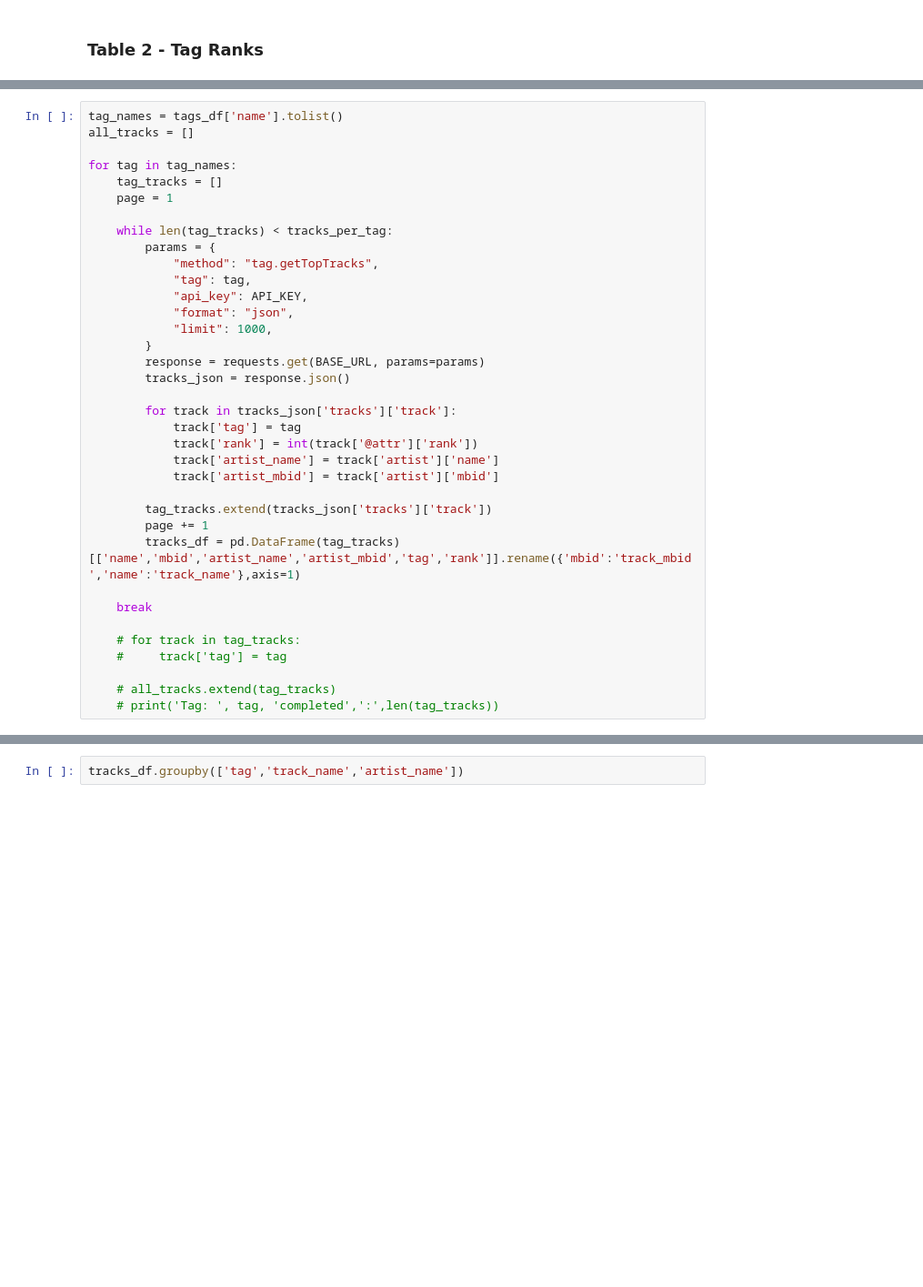
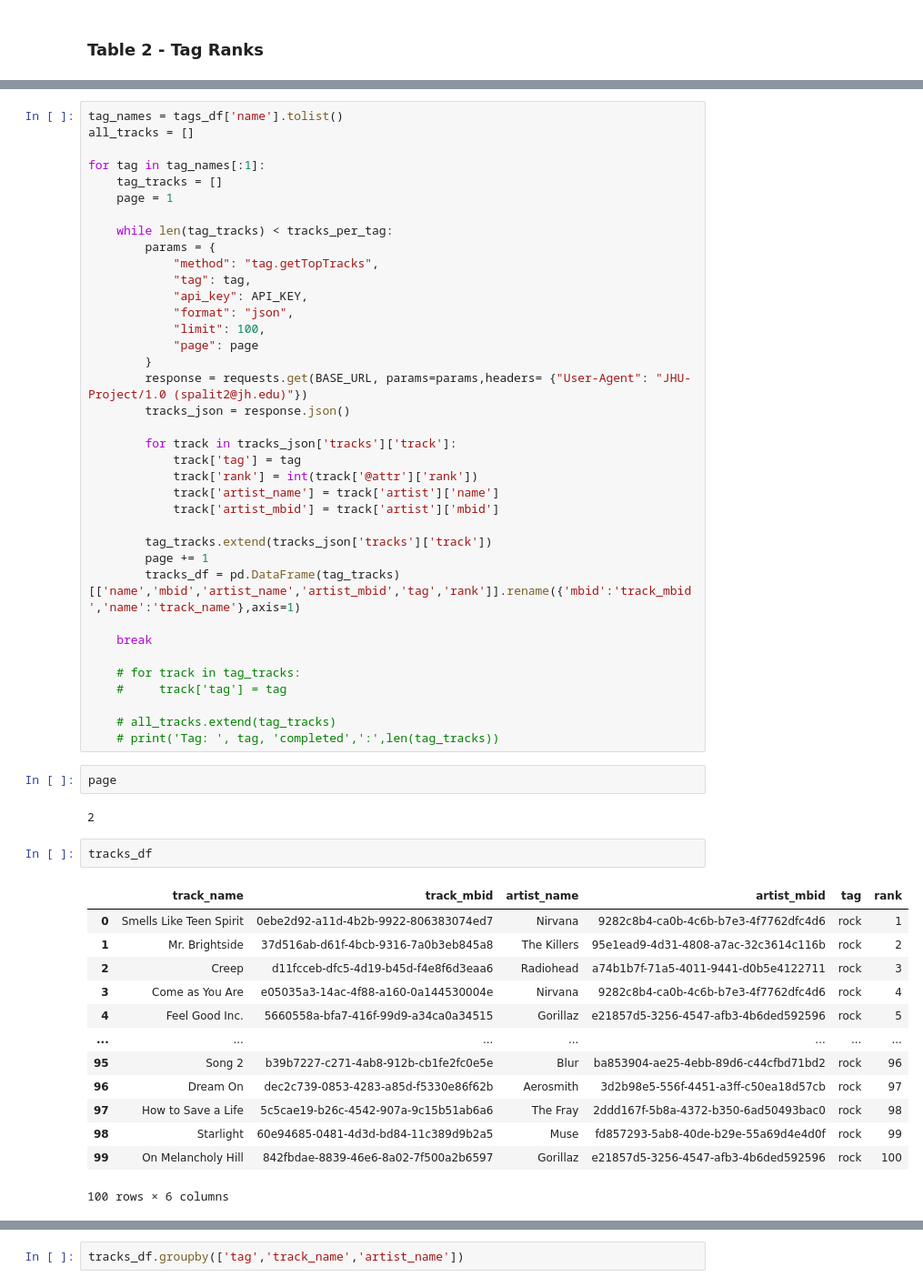
Before and after one commit to ZBrr271/652-group6, a Jupyter notebook: extras/notebooks/notebook_lastfm.ipynb, the cells around one changed output, grey strips where cells are left out. Shown: that part at 91% size. Cells and saved outputs as stored; diff of their text form; blank space fills up the shorter version.

```diff
--- a/extras/notebooks/notebook_lastfm.ipynb
+++ b/extras/notebooks/notebook_lastfm.ipynb
@@ -71,7 +71,7 @@ top_tags_data
 tag_names = tags_df['name'].tolist()
 all_tracks = []
 
-for tag in tag_names:
+for tag in tag_names[:1]:
     tag_tracks = []
     page = 1
 
@@ -81,9 +81,10 @@ for tag in tag_names:
             "tag": tag,
             "api_key": API_KEY,
             "format": "json",
-            "limit": 1000,
+            "limit": 100,
+            "page": page
         }
-        response = requests.get(BASE_URL, params=params)
+        response = requests.get(BASE_URL, params=params,headers= {"User-Agent": "JHU-Project/1.0 (spalit2@jh.edu)"})
         tracks_json = response.json()
 
         for track in tracks_json['tracks']['track']:
@@ -103,3 +104,23 @@ for tag in tag_names:
 
     # all_tracks.extend(tag_tracks)
     # print('Tag: ', tag, 'completed',':',len(tag_tracks))
+# %%
+page
+# %% [output]
+2
+# %%
+tracks_df
+# %% [output]
+|  | track_name | track_mbid | artist_name | artist_mbid | tag | rank |
+| 0 | Smells Like Teen Spirit | 0ebe2d92-a11d-4b2b-9922-806383074ed7 | Nirvana | 9282c8b4-ca0b-4c6b-b7e3-4f7762dfc4d6 | rock | 1 |
+| 1 | Mr. Brightside | 37d516ab-d61f-4bcb-9316-7a0b3eb845a8 | The Killers | 95e1ead9-4d31-4808-a7ac-32c3614c116b | rock | 2 |
+| 2 | Creep | d11fcceb-dfc5-4d19-b45d-f4e8f6d3eaa6 | Radiohead | a74b1b7f-71a5-4011-9441-d0b5e4122711 | rock | 3 |
+| 3 | Come as You Are | e05035a3-14ac-4f88-a160-0a144530004e | Nirvana | 9282c8b4-ca0b-4c6b-b7e3-4f7762dfc4d6 | rock | 4 |
+| 4 | Feel Good Inc. | 5660558a-bfa7-416f-99d9-a34ca0a34515 | Gorillaz | e21857d5-3256-4547-afb3-4b6ded592596 | rock | 5 |
+| ... | ... | ... | ... | ... | ... | ... |
+| 95 | Song 2 | b39b7227-c271-4ab8-912b-cb1fe2fc0e5e | Blur | ba853904-ae25-4ebb-89d6-c44cfbd71bd2 | rock | 96 |
+| 96 | Dream On | dec2c739-0853-4283-a85d-f5330e86f62b | Aerosmith | 3d2b98e5-556f-4451-a3ff-c50ea18d57cb | rock | 97 |
+| 97 | How to Save a Life | 5c5cae19-b26c-4542-907a-9c15b51ab6a6 | The Fray | 2ddd167f-5b8a-4372-b350-6ad50493bac0 | rock | 98 |
+| 98 | Starlight | 60e94685-0481-4d3d-bd84-11c389d9b2a5 | Muse | fd857293-5ab8-40de-b29e-55a69d4e4d0f | rock | 99 |
+| 99 | On Melancholy Hill | 842fbdae-8839-46e6-8a02-7f500a2b6597 | Gorillaz | e21857d5-3256-4547-afb3-4b6ded592596 | rock | 100 |
+100 rows × 6 columns
```
Also changed, not shown: parts of 13 cells of this notebook, 7 other files.
